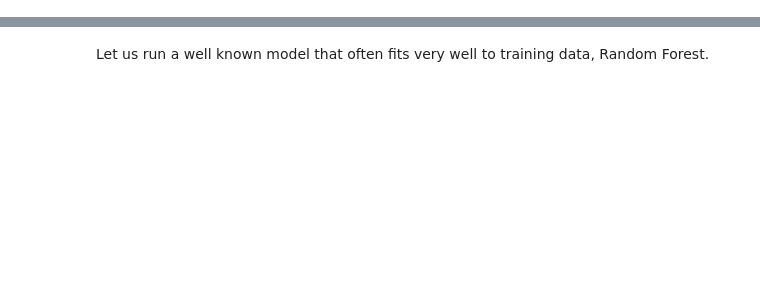
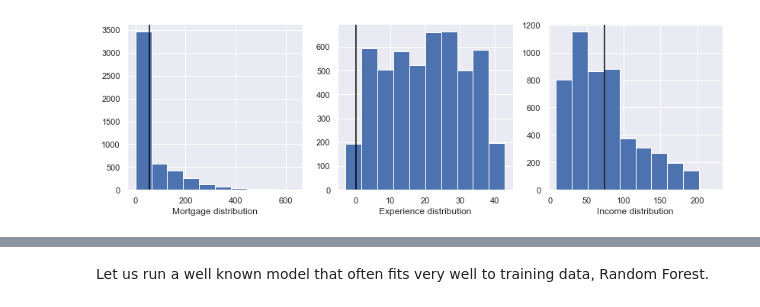
Before and after one commit to sonalijha1711/wids-explainable-ai, a Jupyter notebook: loan_shap.ipynb, the cells around one changed output, grey strips where cells are left out. Cells and saved outputs as stored; diff of their text form; code cells hidden in the pictures; blank space fills up the shorter version.

```diff
--- a/loan_shap.ipynb
+++ b/loan_shap.ipynb
@@ -101,0 +129,20 @@ loan_data.shape
+# %%
+import matplotlib.pyplot as plt
+import seaborn as sns
+sns.set(color_codes = True)
+cols = ['Experience', 'Mortgage']
+fig, [ax0, ax1, ax2] = plt.subplots(1,3, figsize = (14,4))
+
+ax0.hist(loan_data.Mortgage)
+ax0.set_xlabel('Mortgage distribution')
+ax0.axvline(loan_data.Mortgage.mean(), color = "black")
+
+ax1.hist(loan_data.Experience)
+ax1.set_xlabel('Experience distribution')
+ax1.axvline(0, color = "black");
+
+ax2.hist(loan_data.Income)
+ax2.set_xlabel('Income distribution')
+ax2.axvline(loan_data.Income.mean(), color = "black");
+# %% [output]
+[figure, added]
```
Also changed, not shown: parts of 70 cells of this notebook, 2 other files.
